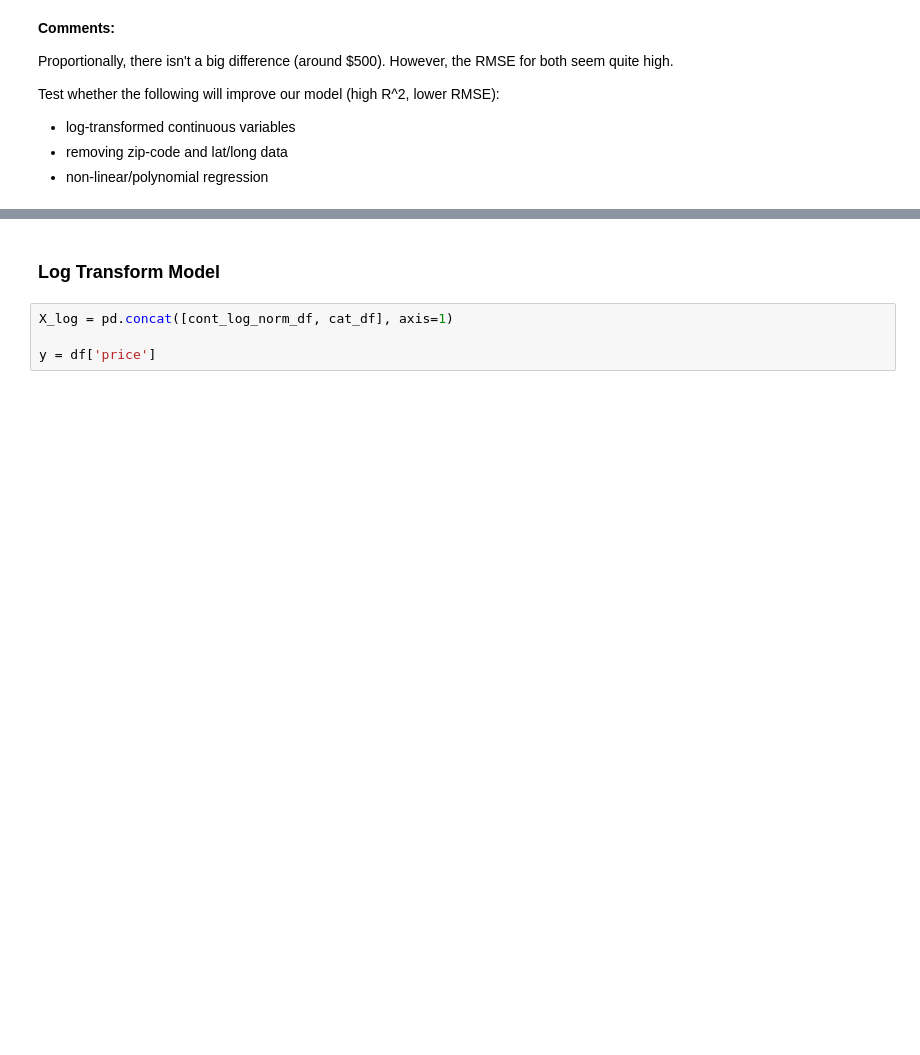
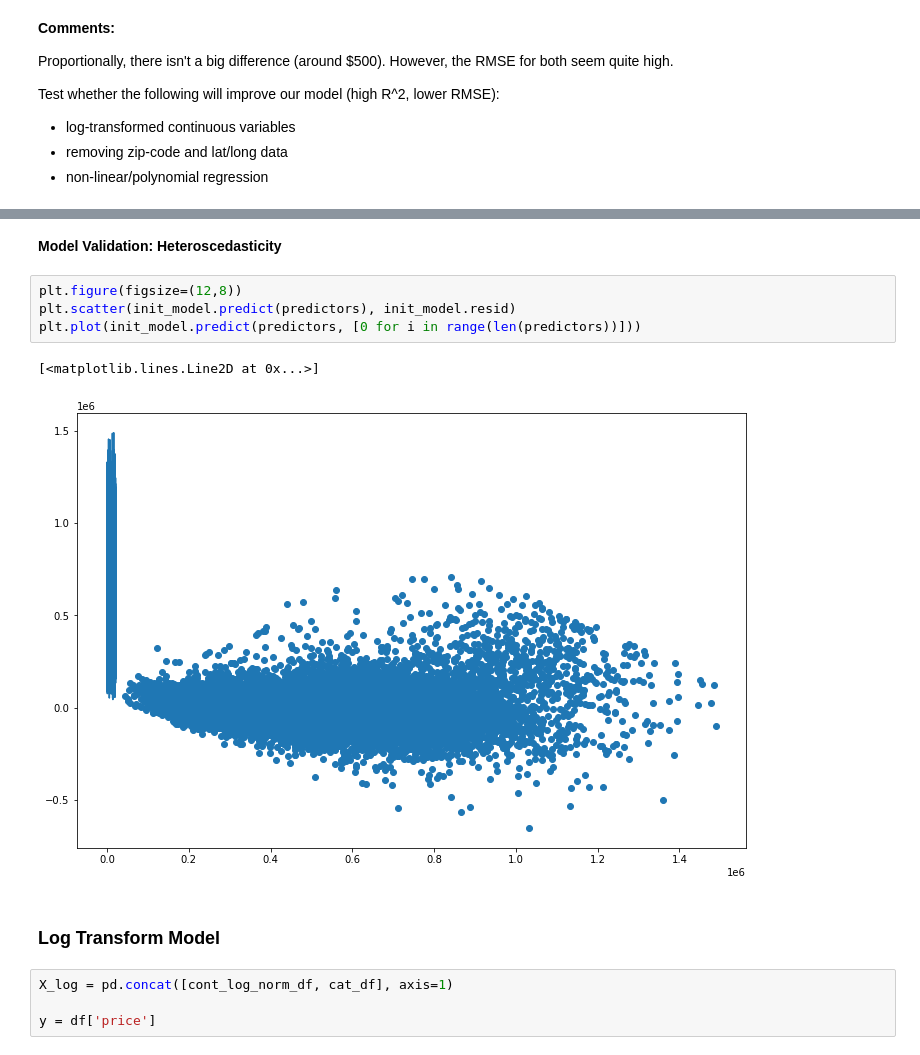
Before and after one commit to hoganbyun/dsc-phase-2-project, a Jupyter notebook: student.ipynb, the cells around one changed output, grey strips where cells are left out. Cells and saved outputs as stored; diff of their text form; blank space fills up the shorter version.

```diff
--- a/student.ipynb
+++ b/student.ipynb
@@ -651,3 +657,12 @@ Test whether the following will improve our model (high R^2, lower RMSE):
+# %% [markdown]
+**Model Validation: Heteroscedasticity**
+# %%
+plt.figure(figsize=(12,8))
+plt.scatter(init_model.predict(predictors), init_model.resid)
+plt.plot(init_model.predict(predictors, [0 for i in range(len(predictors))]))
+# %% [output]
+[<matplotlib.lines.Line2D at 0x...>]
+[figure, added]
 # %% [markdown]
 ### Log Transform Model
 # %%
```
Also changed, not shown: parts of 29 cells of this notebook.
